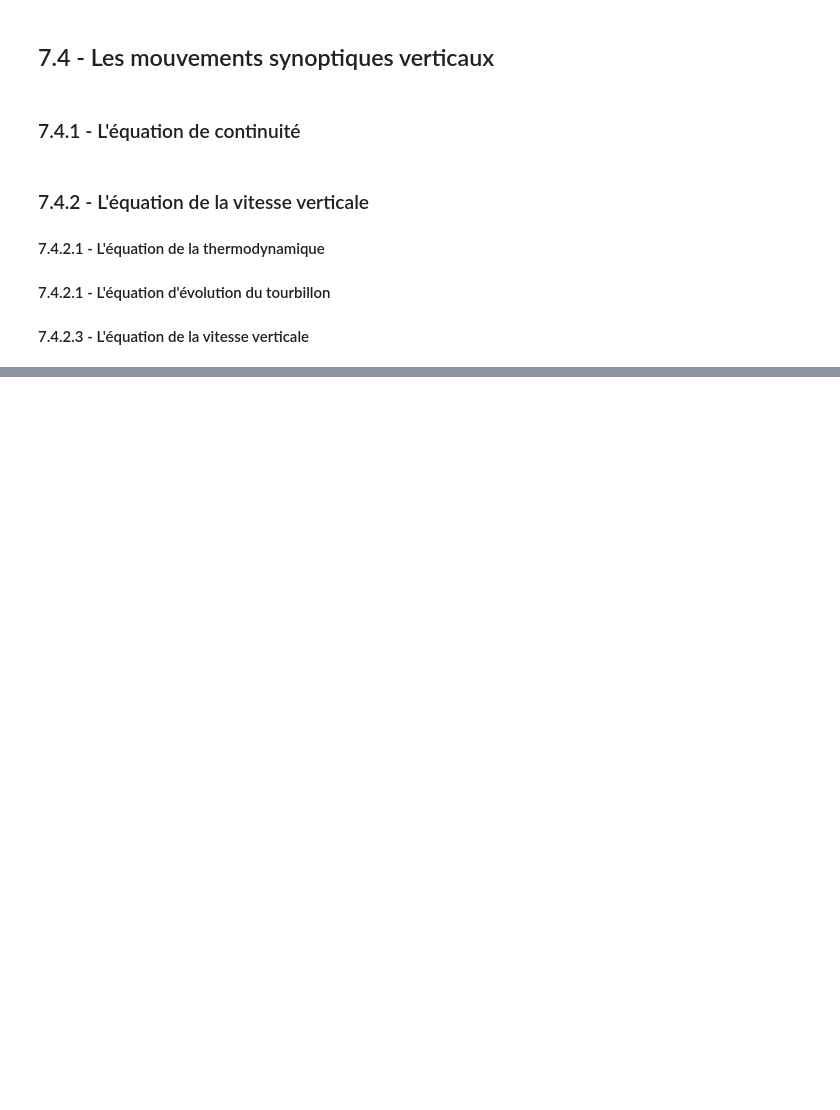
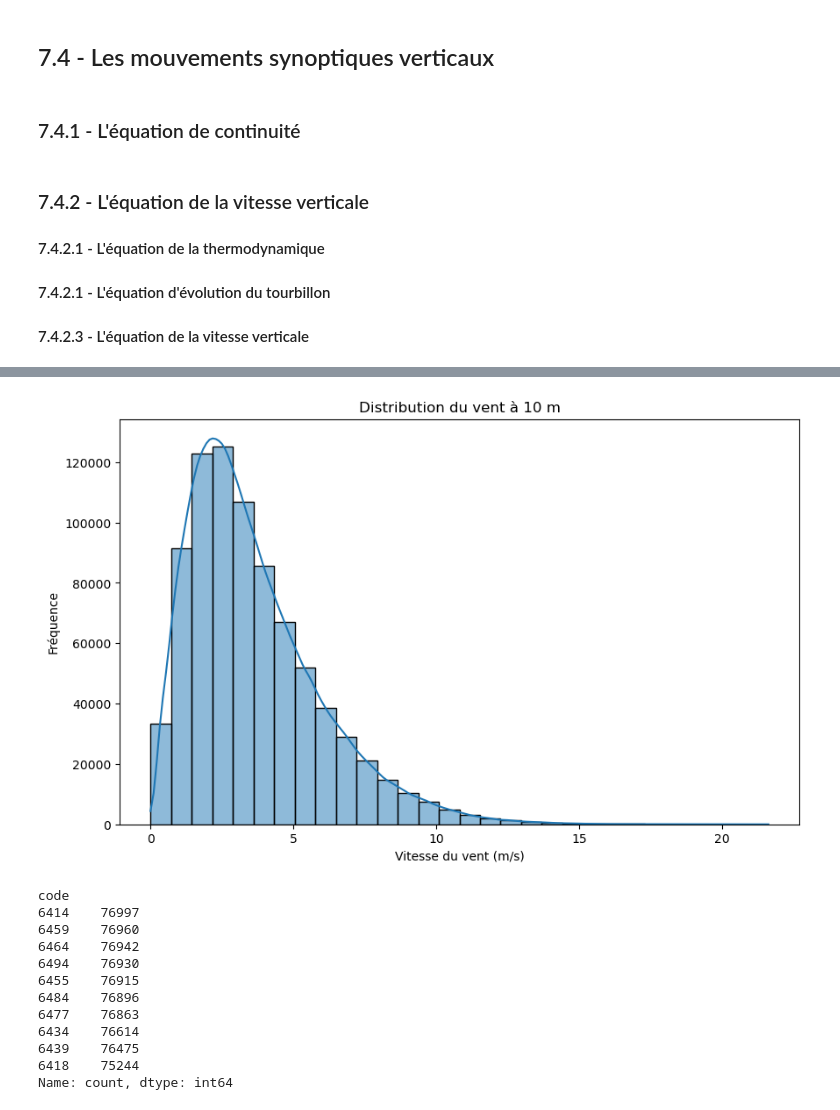
Before and after one commit to fmassonn/teaching, a Jupyter notebook: LPHY1365/Chap07.ipynb, the cells around one changed output, grey strips where cells are left out. Saved outputs shown, nothing was run; the diff lists cells and outputs as text; code cells hidden in the pictures; blank space fills up the shorter version.

```diff
--- a/LPHY1365/Chap07.ipynb
+++ b/LPHY1365/Chap07.ipynb
@@ -84,0 +197,56 @@ détaillée : application aux précipitations orographiques. *Thèse de doctorat
+# %%
+# Chargement des données à fréquence 10 minutes dans le dossier data
+import os
+import pandas as pd
+from datetime import datetime
+import matplotlib.pyplot as plt
+import seaborn as sns
+# Définir le chemin du dossier contenant les fichiers CSV
+file = 'data/aws_10min.csv'
+
+# Charger le data frame
+df = pd.read_csv(file)
+
+# Conversion du time stamp en datetime
+df["timestamp"] = pd.to_datetime(df["timestamp"])
+
+# Extraction du vent à 10 m
+wind = df[["code", "timestamp", "wind_speed_10m"]]
+
+# Garder uniquement les données validées
+import json
+
+def is_valid(qc_string):
+    qc = json.loads(qc_string)
+    return qc["validated"]["WIND_SPEED_10M"] == True
+
+df["wind_valid"] = df["qc_flags"].apply(is_valid)
+
+wind = df[df["wind_valid"] == True]
+wind = wind[["code", "timestamp", "wind_speed_10m"]]
+
+# Affichage de la distribution du vent à 10 m
+plt.figure(figsize=(10, 6))
+sns.histplot(wind["wind_speed_10m"], bins=30, kde=True)
+plt.title("Distribution du vent à 10 m")
+plt.xlabel("Vitesse du vent (m/s)")
+plt.ylabel("Fréquence")
+plt.show()
+
+# Print des 10 stations contenant le plus de données de vent validées
+top_stations = wind["code"].value_counts().head(10)
+print(top_stations)
+# %% [output]
+[figure, added]
+code
+6414    76997
+6459    76960
+6464    76942
+6494    76930
+6455    76915
+6484    76896
+6477    76863
+6434    76614
+6439    76475
+6418    75244
+Name: count, dtype: int64
```
Also changed, not shown: parts of 14 cells of this notebook.
